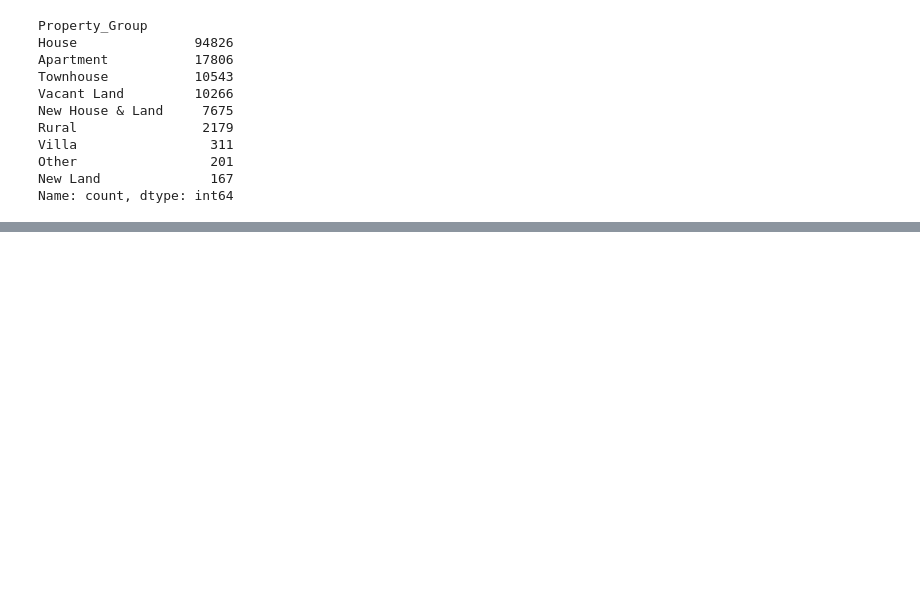
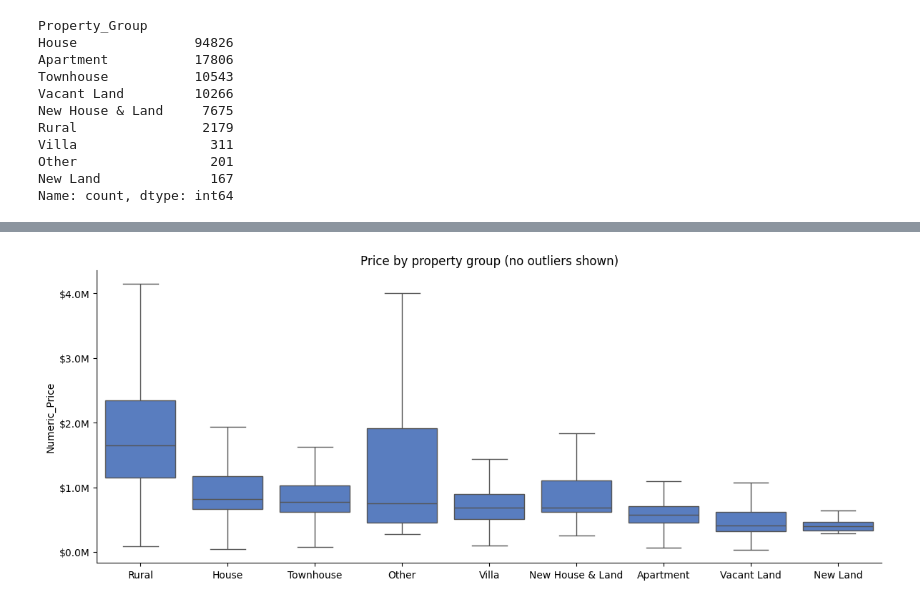
Before and after one commit to laihoangson/real-estate, a Jupyter notebook: report/eda&ml.ipynb, the cells around one changed output, grey strips where cells are left out. Cells and saved outputs as stored; diff of their text form; code cells hidden in the pictures; blank space fills up the shorter version.

```diff
--- a/report/eda&ml.ipynb
+++ b/report/eda&ml.ipynb
@@ -164,0 +210,20 @@ LandSize missing after fix: 27,606
+# %%
+order = sold_ml.groupby('Property_Group')['Numeric_Price'].median().sort_values(ascending=False).index
+
+fig, ax = plt.subplots(figsize=(12, 5))
+sns.boxplot(
+    data=sold_ml,
+    x='Property_Group',
+    y='Numeric_Price',
+    order=order,
+    showfliers=False,
+    patch_artist=True
+)
+ax.yaxis.set_major_formatter(mticker.FuncFormatter(lambda x, _: f'${x/1e6:.1f}M'))
+ax.set_title('Price by property group (no outliers shown)')
+ax.set_xlabel('')
+plt.suptitle('')
+plt.tight_layout()
+plt.show()
+# %% [output]
+[figure, added]
```
Also changed, not shown: parts of 22 cells of this notebook, 2 other files.
